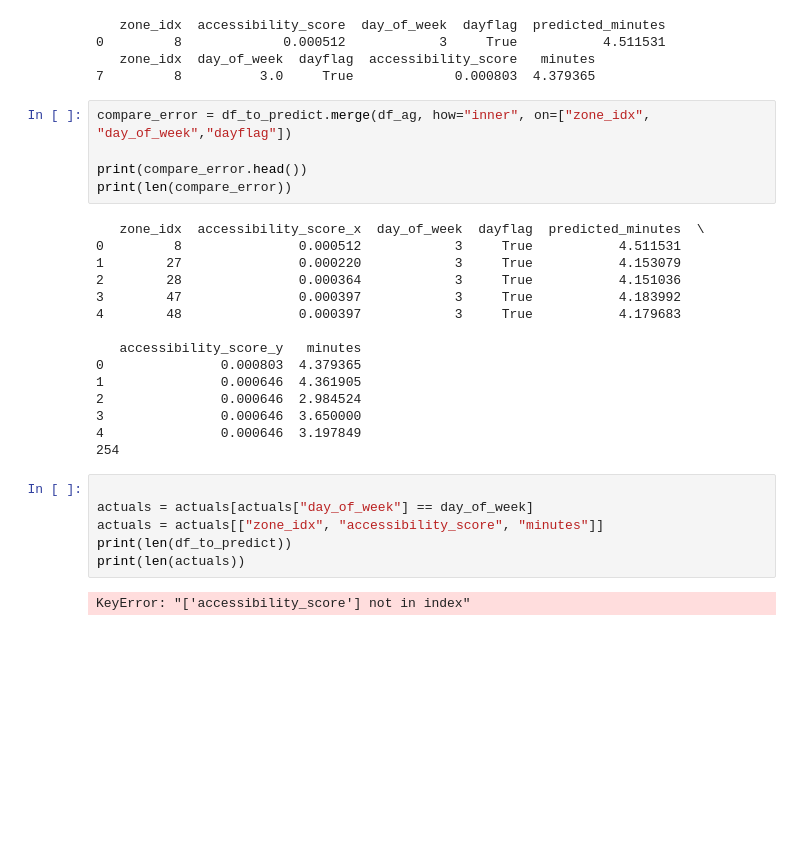
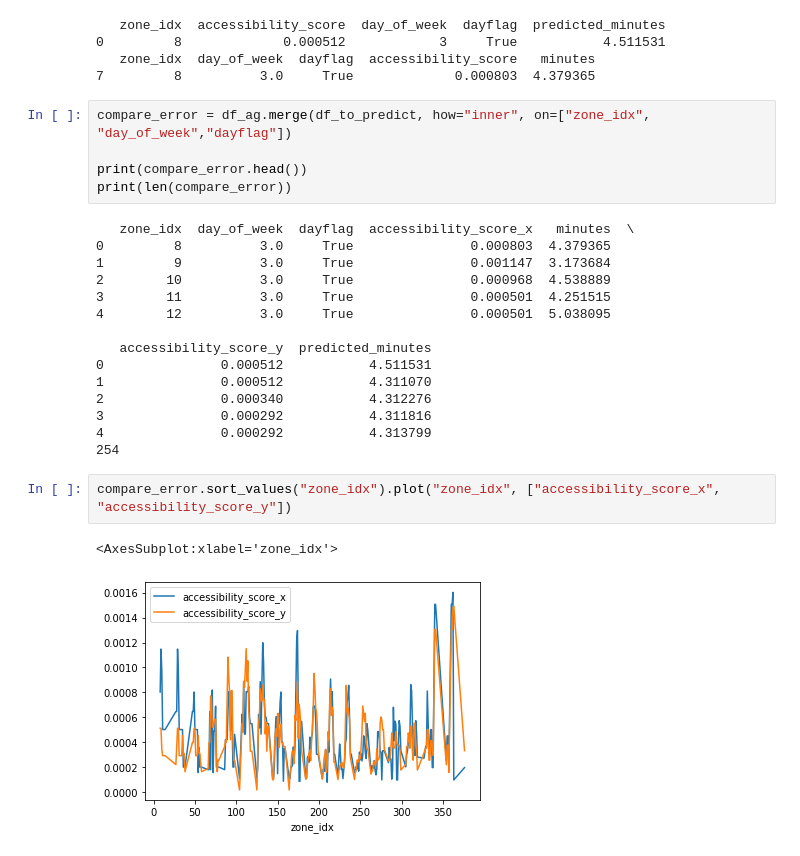
Before and after one commit to mjgood4/firstrespondersites, a Jupyter notebook: jyEDA/XGBoost_Predict_Response_Time.ipynb, the cells around one changed output. Drawn from its saved outputs; the diff is of its cells as text; blank space fills up the shorter version.

```diff
--- a/jyEDA/XGBoost_Predict_Response_Time.ipynb
+++ b/jyEDA/XGBoost_Predict_Response_Time.ipynb
@@ -182,30 +182,27 @@ print(df_ag[(df_ag["zone_idx"]==8) & (df_ag["day_of_week"]==3) & (df_ag["dayflag
    zone_idx  day_of_week  dayflag  accessibility_score   minutes
 7         8          3.0     True             0.000803  4.379365
 # %%
-compare_error = df_to_predict.merge(df_ag, how="inner", on=["zone_idx", "day_of_week","dayflag"])
+compare_error = df_ag.merge(df_to_predict, how="inner", on=["zone_idx", "day_of_week","dayflag"])
 
 print(compare_error.head())
 print(len(compare_error))
 # %% [output]
-   zone_idx  accessibility_score_x  day_of_week  dayflag  predicted_minutes  \
-0         8               0.000512            3     True           4.511531
-1        27               0.000220            3     True           4.153079
-2        28               0.000364            3     True           4.151036
-3        47               0.000397            3     True           4.183992
-4        48               0.000397            3     True           4.179683
+   zone_idx  day_of_week  dayflag  accessibility_score_x   minutes  \
+0         8          3.0     True               0.000803  4.379365
+1         9          3.0     True               0.001147  3.173684
+2        10          3.0     True               0.000968  4.538889
+3        11          3.0     True               0.000501  4.251515
+4        12          3.0     True               0.000501  5.038095
 
-   accessibility_score_y   minutes
-0               0.000803  4.379365
-1               0.000646  4.361905
-2               0.000646  2.984524
-3               0.000646  3.650000
-4               0.000646  3.197849
+   accessibility_score_y  predicted_minutes
+0               0.000512           4.511531
+1               0.000512           4.311070
+2               0.000340           4.312276
+3               0.000292           4.311816
+4               0.000292           4.313799
 254
-# %%
-
-actuals = actuals[actuals["day_of_week"] == day_of_week]
-actuals = actuals[["zone_idx", "accessibility_score", "minutes"]]
-print(len(df_to_predict))
-print(len(actuals))
-# %% [output]
-KeyError: "['accessibility_score'] not in index"
+# %%
+compare_error.sort_values("zone_idx").plot("zone_idx", ["accessibility_score_x", "accessibility_score_y"])
+# %% [output]
+<AxesSubplot:xlabel='zone_idx'>
+[figure, added]
```
Also changed, not shown: parts of 5 cells of this notebook, 3 other files.
